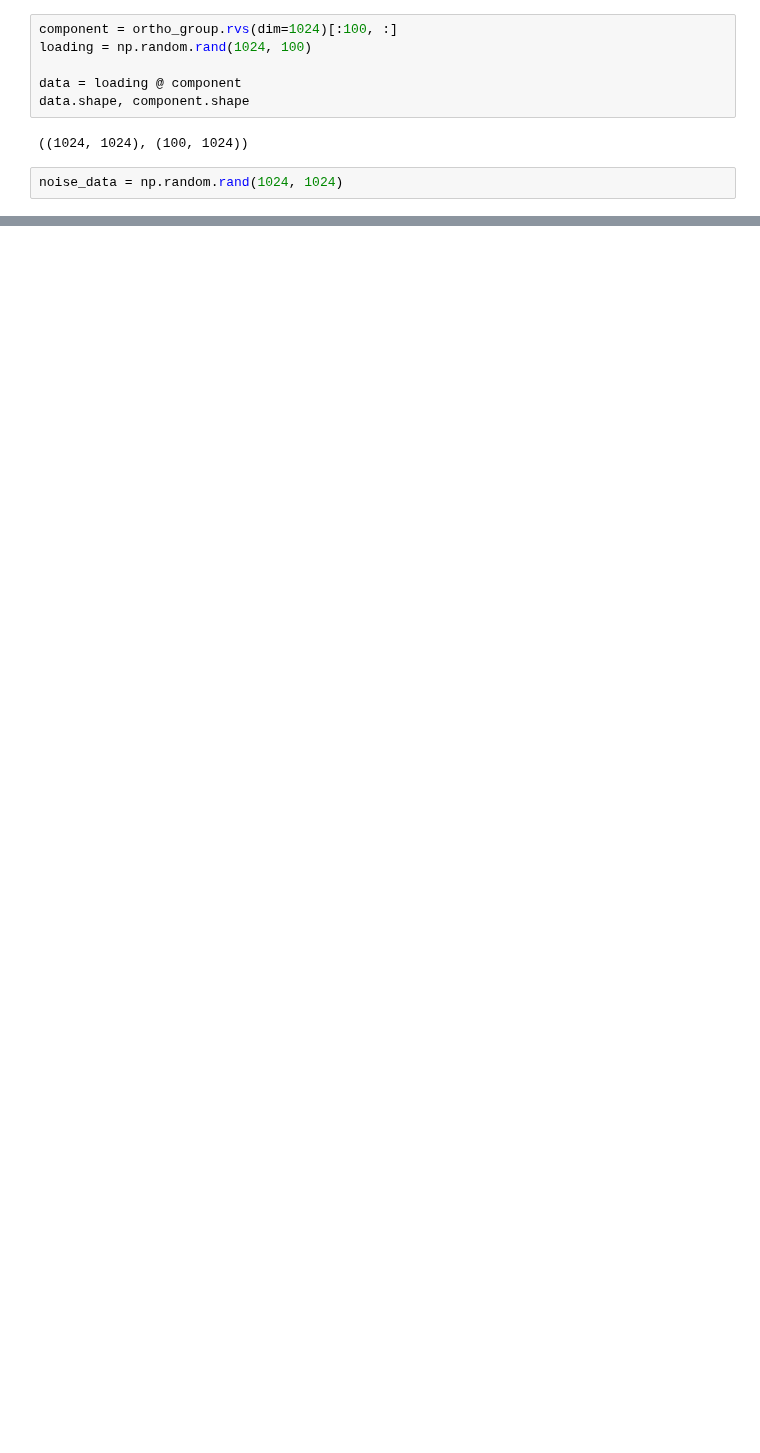
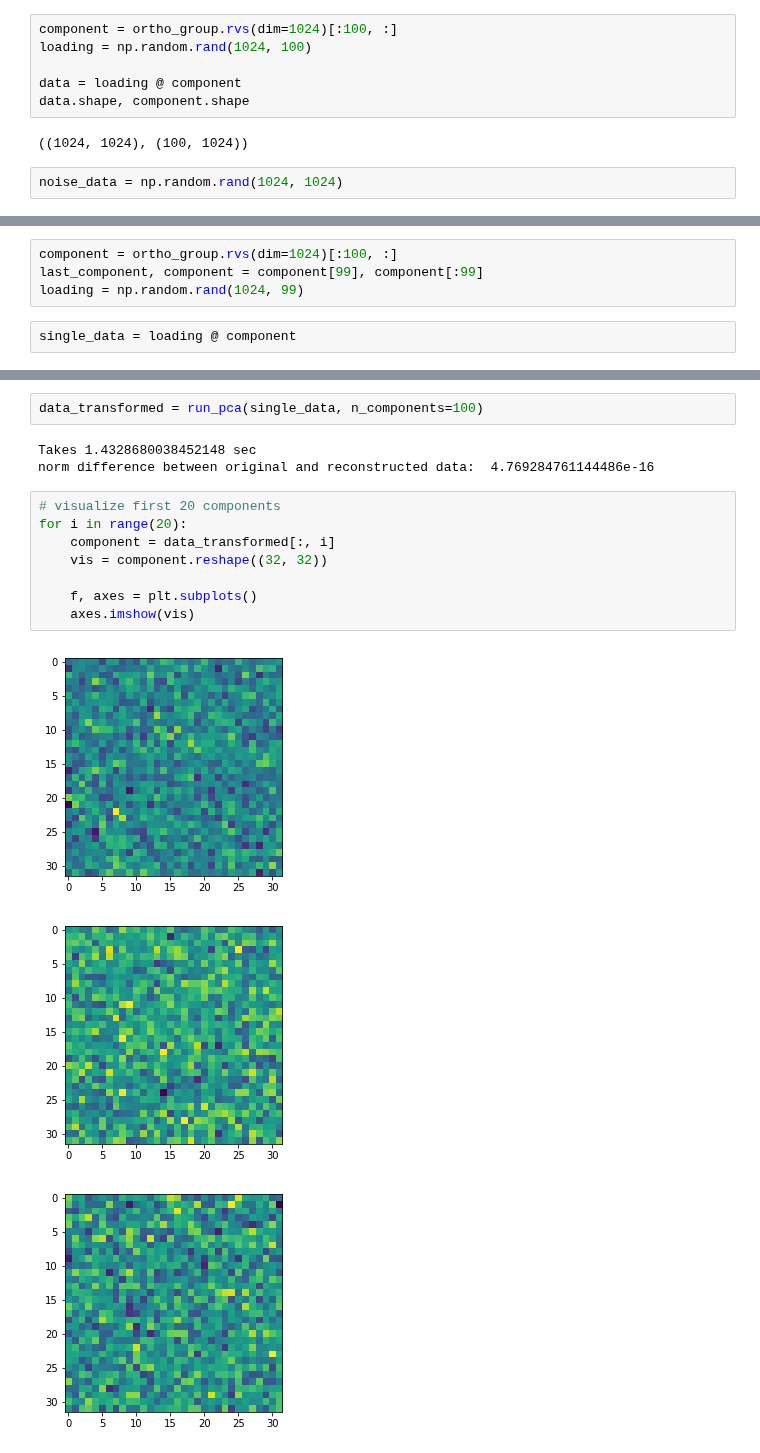
Before and after one commit to LiberTEM/LiberTEM, a Jupyter notebook: examples/pca.ipynb, the cells around one changed output, grey strips where cells are left out. Saved outputs shown, nothing was run; the diff lists cells and outputs as text; blank space fills up the shorter version.

```diff
--- a/examples/pca.ipynb
+++ b/examples/pca.ipynb
@@ -190,0 +231,6 @@ diffsnorm(reconstructed_data, orig_data)
+# %%
+component = ortho_group.rvs(dim=1024)[:100, :]
+last_component, component = component[99], component[:99]
+loading = np.random.rand(1024, 99)
+# %%
+single_data = loading @ component
@@ -190,0 +264,17 @@ diffsnorm(reconstructed_data, orig_data)
+# %%
+data_transformed = run_pca(single_data, n_components=100)
+# %% [output]
+Takes 1.4328680038452148 sec
+norm difference between original and reconstructed data:  4.769284761144486e-16
+# %%
+# visualize first 20 components
+for i in range(20):
+    component = data_transformed[:, i]
+    vis = component.reshape((32, 32))
+
+    f, axes = plt.subplots()
+    axes.imshow(vis)
+# %% [output]
+[figure, added]
+[figure, added]
+[figure, added]
```
Also changed, not shown: parts of 32 cells of this notebook.
